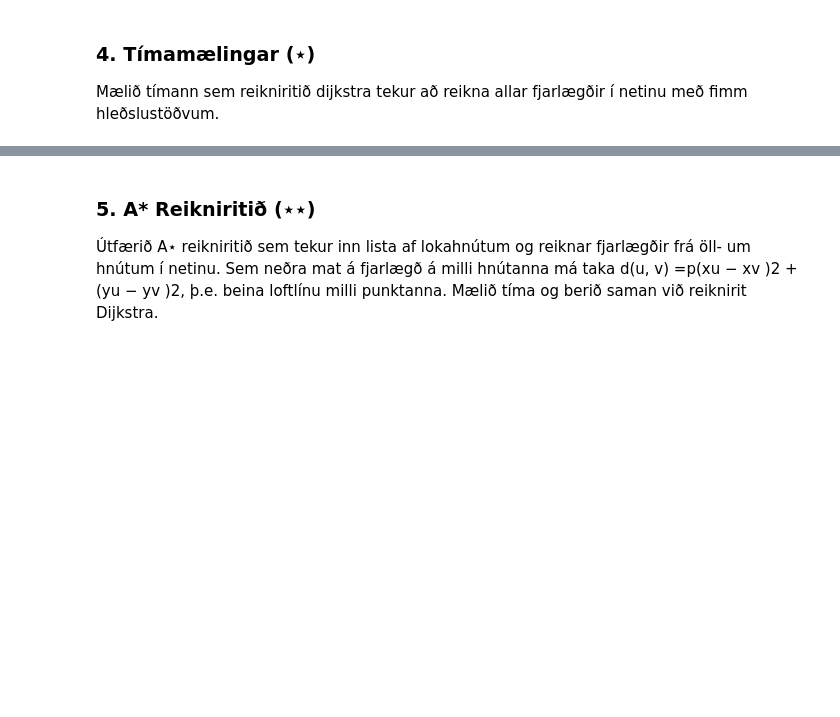
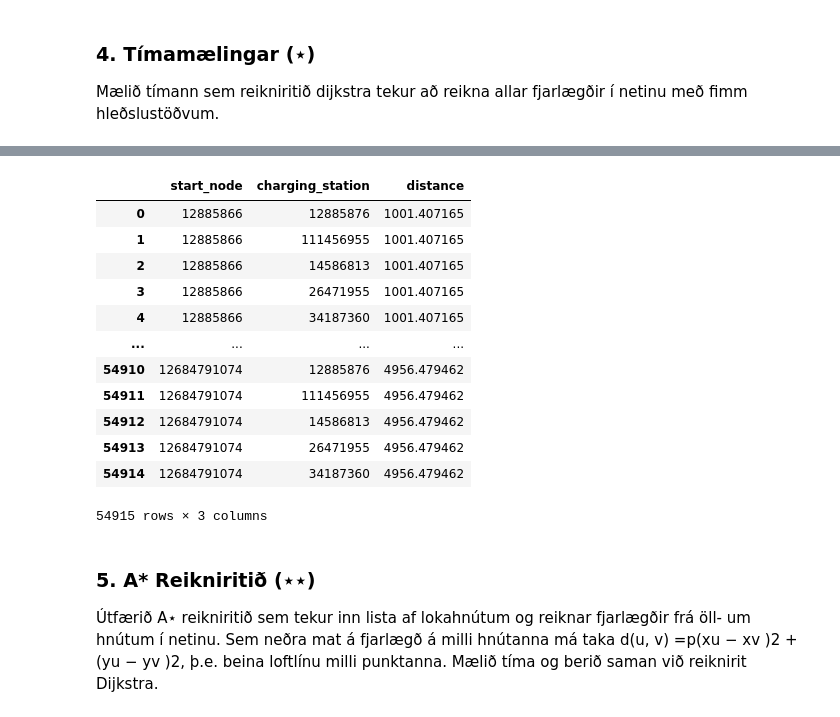
Before and after one commit to liljaschopka/lokaverkefni_greiningReiknirita, a Jupyter notebook: lokaverkefni.ipynb, the cells around one changed output, grey strips where cells are left out. Cells and saved outputs as stored; diff of their text form; code cells hidden in the pictures; blank space fills up the shorter version.

```diff
--- a/lokaverkefni.ipynb
+++ b/lokaverkefni.ipynb
@@ -200,3 +229,19 @@ Mælið tímann sem reikniritið dijkstra tekur að reikna allar fjarlægðir í
+# %%
+shortest_path_all_fast.head()
+# %% [output]
+|  | start_node | charging_station | distance |
+| 0 | 12885866 | 12885876 | 1001.407165 |
+| 1 | 12885866 | 111456955 | 1001.407165 |
+| 2 | 12885866 | 14586813 | 1001.407165 |
+| 3 | 12885866 | 26471955 | 1001.407165 |
+| 4 | 12885866 | 34187360 | 1001.407165 |
+| ... | ... | ... | ... |
+| 54910 | 12684791074 | 12885876 | 4956.479462 |
+| 54911 | 12684791074 | 111456955 | 4956.479462 |
+| 54912 | 12684791074 | 14586813 | 4956.479462 |
+| 54913 | 12684791074 | 26471955 | 4956.479462 |
+| 54914 | 12684791074 | 34187360 | 4956.479462 |
+54915 rows × 3 columns
 # %% [markdown]
 ### 5. A* Reikniritið (⋆⋆)
 Útfærið A⋆ reikniritið sem tekur inn lista af lokahnútum og reiknar fjarlægðir frá öll-
```
Also changed, not shown: parts of 6 cells of this notebook.
